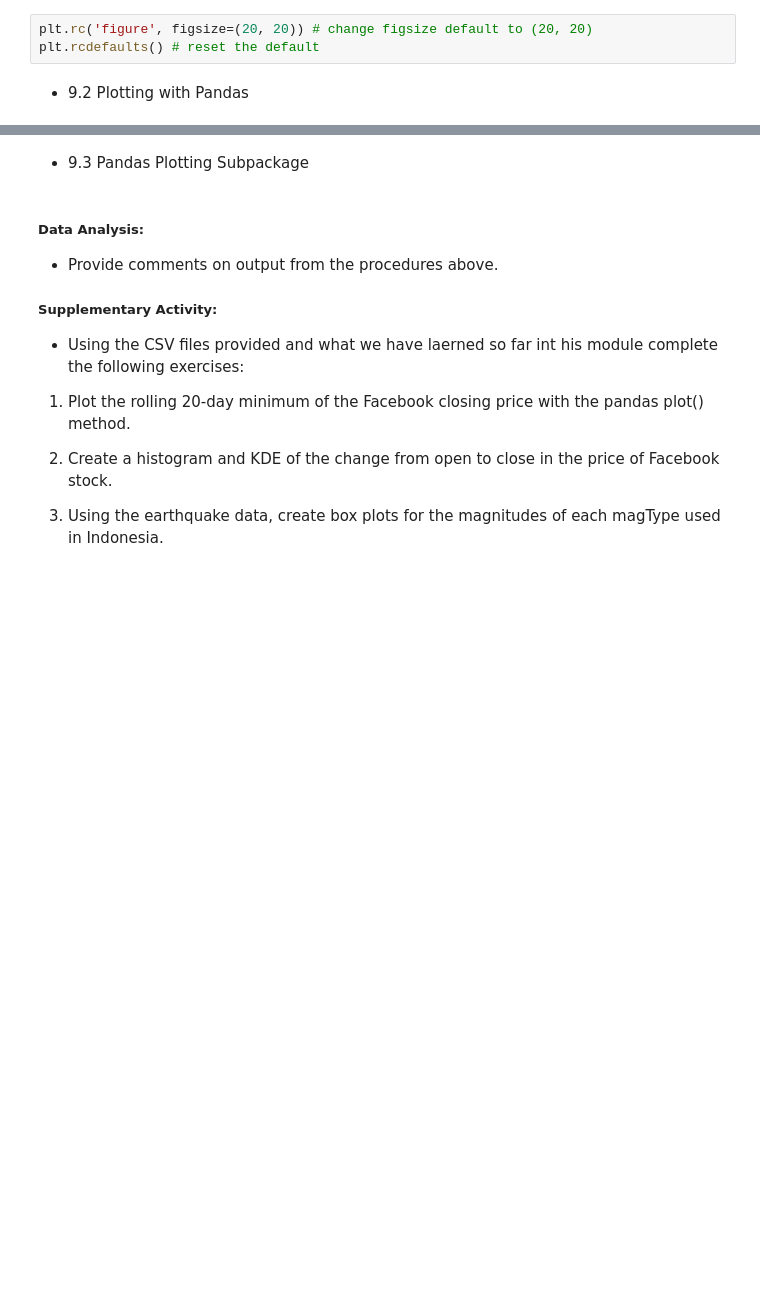
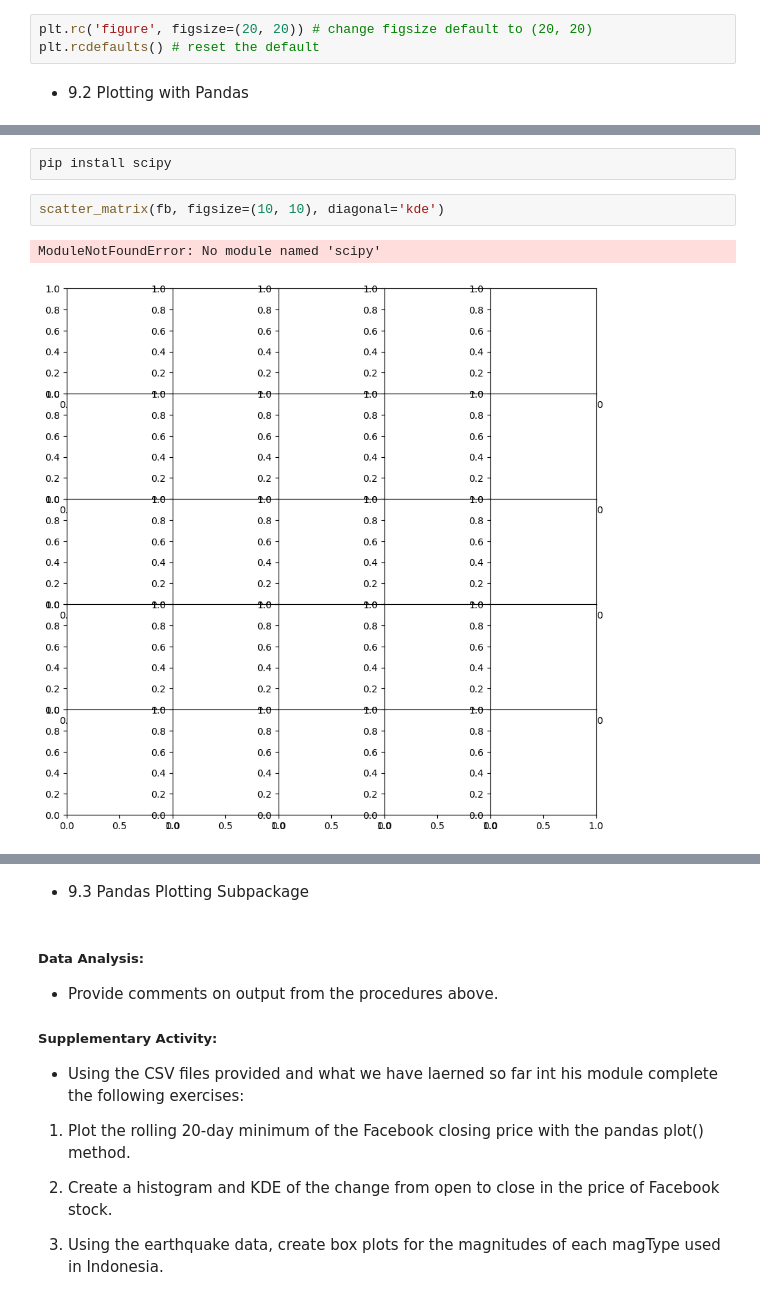
Before and after one commit to qlg-bermudez/CPE-311-Computational-Thinking-with-Python, a Jupyter notebook: CPE311_HOA9.1_BermudezLorenzo.ipynb, the cells around one changed output, grey strips where cells are left out. Drawn from its saved outputs; the diff is of its cells as text; blank space fills up the shorter version.

```diff
--- a/CPE311_HOA9.1_BermudezLorenzo.ipynb
+++ b/CPE311_HOA9.1_BermudezLorenzo.ipynb
@@ -146,0 +177,7 @@ plt.rcdefaults() # reset the default
+# %%
+pip install scipy
+# %%
+scatter_matrix(fb, figsize=(10, 10), diagonal='kde')
+# %% [output]
+ModuleNotFoundError: No module named 'scipy'
+[figure, added]
```
Also changed, not shown: parts of 8 cells of this notebook.
